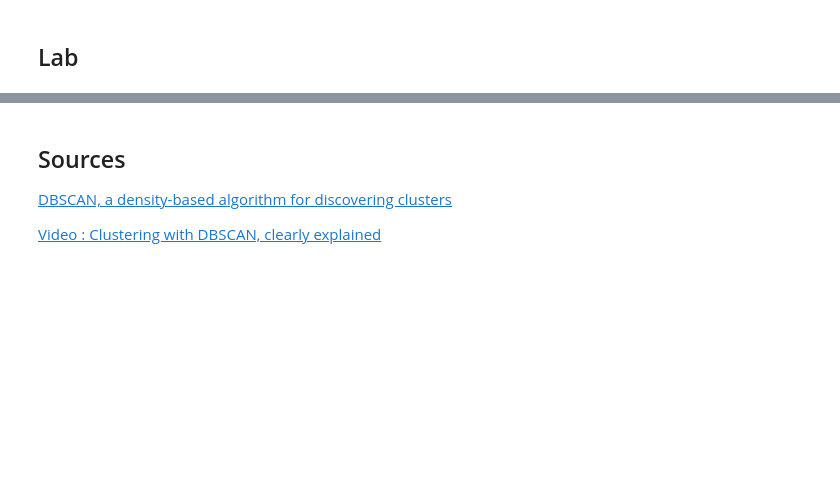
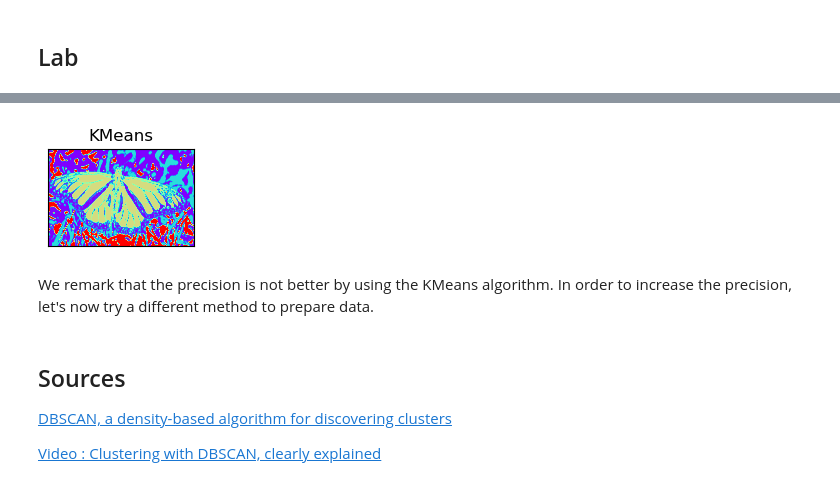
Before and after one commit to victorrbc/tp_dbscan, a Jupyter notebook: RICCARDI_ROBIC_dbscan.ipynb, the cells around one changed output, grey strips where cells are left out. Saved outputs shown, nothing was run; the diff lists cells and outputs as text; code cells hidden in the pictures; blank space fills up the shorter version.

```diff
--- a/RICCARDI_ROBIC_dbscan.ipynb
+++ b/RICCARDI_ROBIC_dbscan.ipynb
@@ -96,3 +143,21 @@ print(I)
+# %%
+from sklearn.cluster import KMeans
+
+kmeans = KMeans(n_clusters=4).fit(X)
+labels = kmeans.labels_
+L = np.reshape(labels+1,[M,N])/2
+# %%
+import matplotlib.pyplot as plt
+
+plt.subplot(2,3,4)
+plt.imshow(L,cmap='rainbow_r')
+plt.xticks(ticks=[])
+plt.yticks(ticks=[])
+plt.title('KMeans');
+# %% [output]
+[figure, added]
+# %% [markdown]
+We remark that the precision is not better by using the KMeans algorithm. In order to increase the precision, let's now try a different method to prepare data.
 # %% [markdown]
 ## Sources
 [DBSCAN, a density-based algorithm for discovering clusters](https://cdn.aaai.org/KDD/1996/KDD96-037.pdf?source=post_page---------------------------)
```
Also changed, not shown: parts of 16 cells of this notebook, 3 other files.
